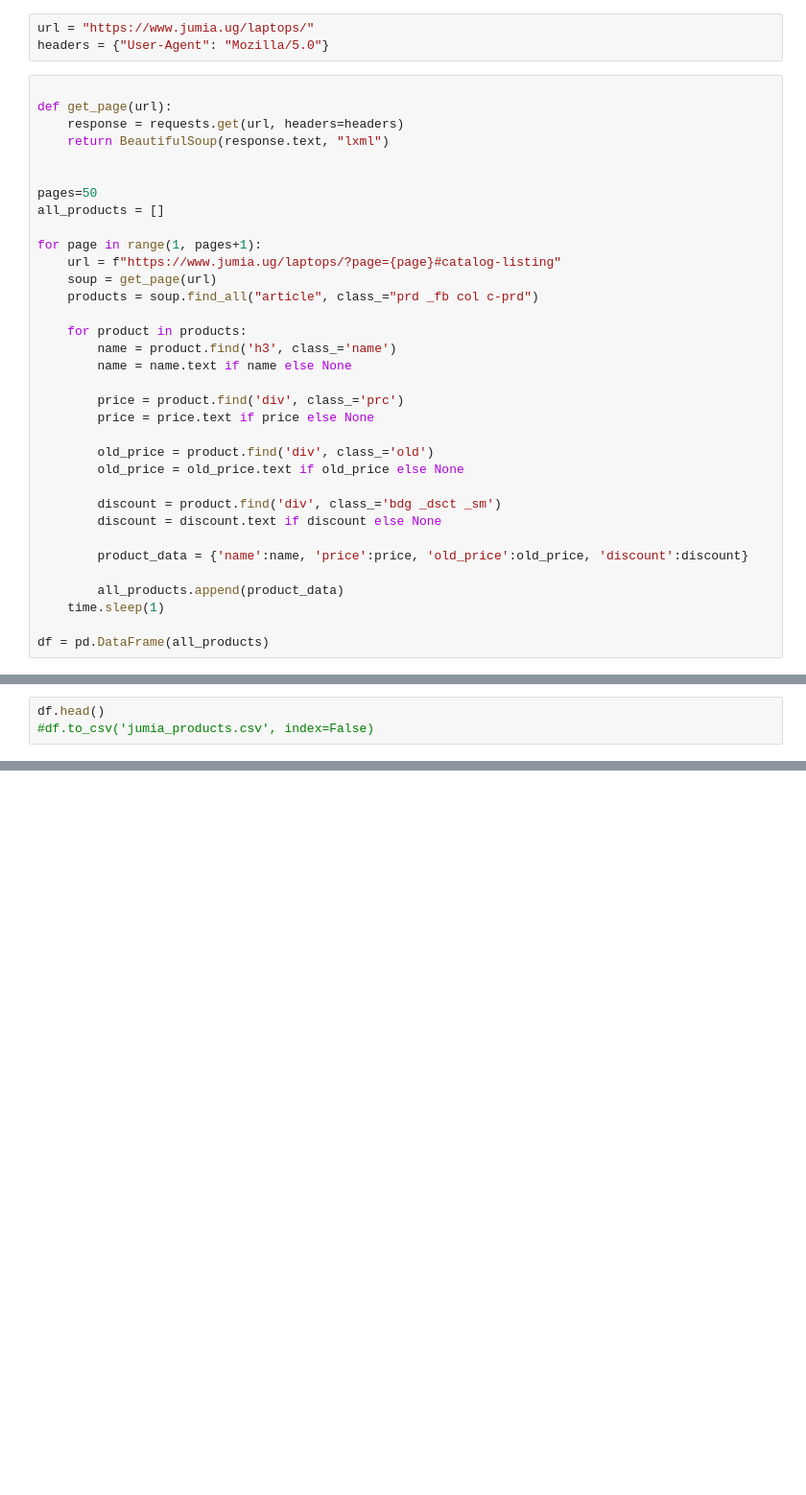
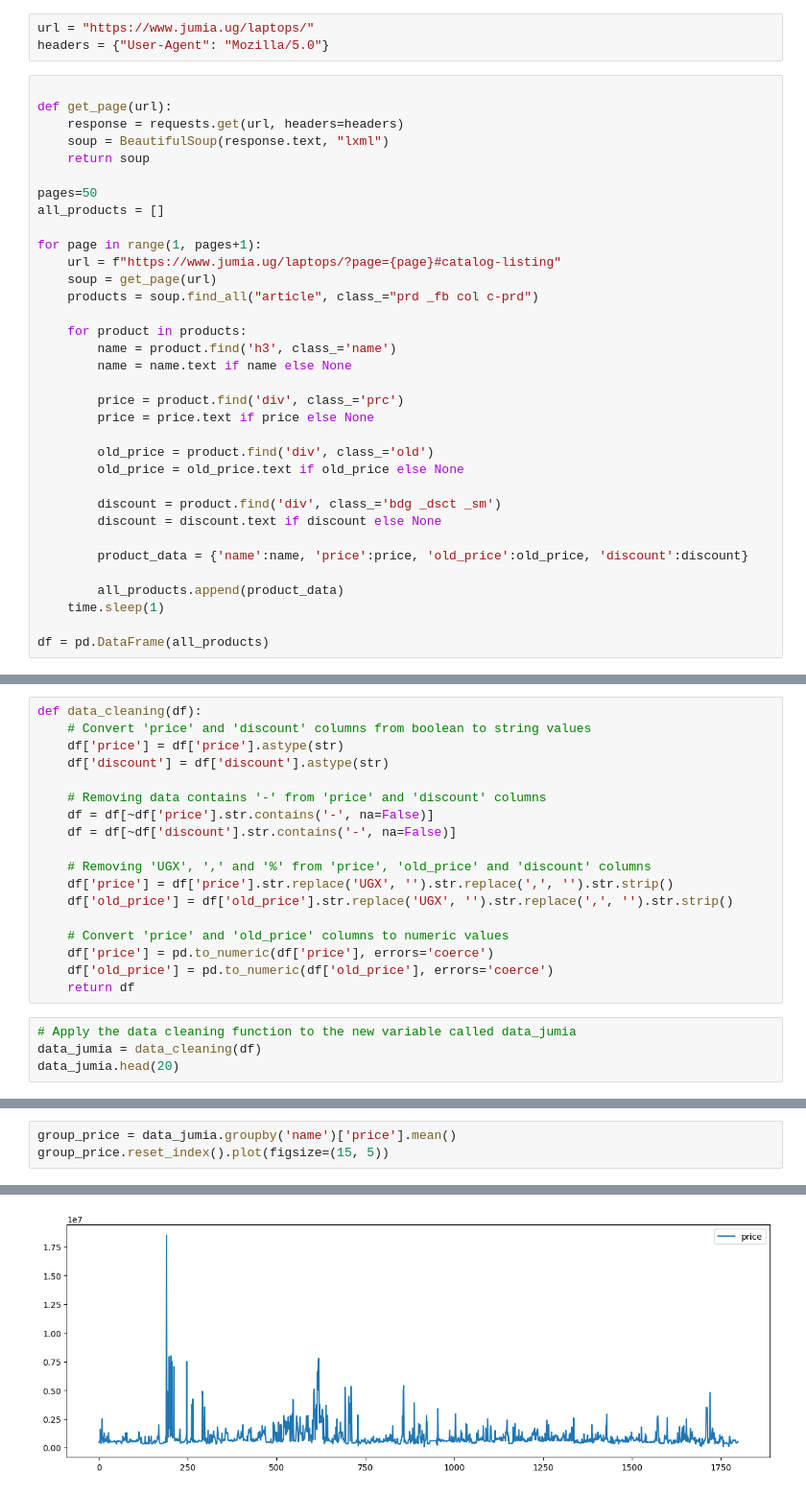
Before and after one commit to natnaelaster/Daily-exercise, a Jupyter notebook: day_5_web_scraping_jumia_ethiopia/web_scraping.ipynb, the cells around one changed output, grey strips where cells are left out. Shown at 96% size. Drawn from its saved outputs; the diff is of its cells as text; blank space fills up the shorter version.

Commit message:
now data cleaning

```diff
--- a/day_5_web_scraping_jumia_ethiopia/web_scraping.ipynb
+++ b/day_5_web_scraping_jumia_ethiopia/web_scraping.ipynb
@@ -12,8 +13,8 @@ headers = {"User-Agent": "Mozilla/5.0"}
 
 def get_page(url):
     response = requests.get(url, headers=headers)
-    return BeautifulSoup(response.text, "lxml")
-
+    soup = BeautifulSoup(response.text, "lxml")
+    return soup
 
 pages=50
 all_products = []
@@ -45,3 +68,22 @@ df = pd.DataFrame(all_products)
+# %%
+def data_cleaning(df):
+    # Convert 'price' and 'discount' columns from boolean to string values
+    df['price'] = df['price'].astype(str)
+    df['discount'] = df['discount'].astype(str)
+
+    # Removing data contains '-' from 'price' and 'discount' columns
+    df = df[~df['price'].str.contains('-', na=False)]
+    df = df[~df['discount'].str.contains('-', na=False)]
+
+    # Removing 'UGX', ',' and '%' from 'price', 'old_price' and 'discount' columns
+    df['price'] = df['price'].str.replace('UGX', '').str.replace(',', '').str.strip()
+    df['old_price'] = df['old_price'].str.replace('UGX', '').str.replace(',', '').str.strip()
+
+    # Convert 'price' and 'old_price' columns to numeric values
+    df['price'] = pd.to_numeric(df['price'], errors='coerce')
+    df['old_price'] = pd.to_numeric(df['old_price'], errors='coerce')
+    return df
 # %%
-df.head()
-#df.to_csv('jumia_products.csv', index=False)
+# Apply the data cleaning function to the new variable called data_jumia
+data_jumia = data_cleaning(df)
+data_jumia.head(20)
@@ -47,0 +108,4 @@ df.head()
+# %%
+group_price = data_jumia.groupby('name')['price'].mean()
+group_price.reset_index().plot(figsize=(15, 5))
+# %% [output]
@@ -47,0 +113 @@ df.head()
+[figure, added]
```
Also changed, not shown: parts of 4 cells of this notebook.
